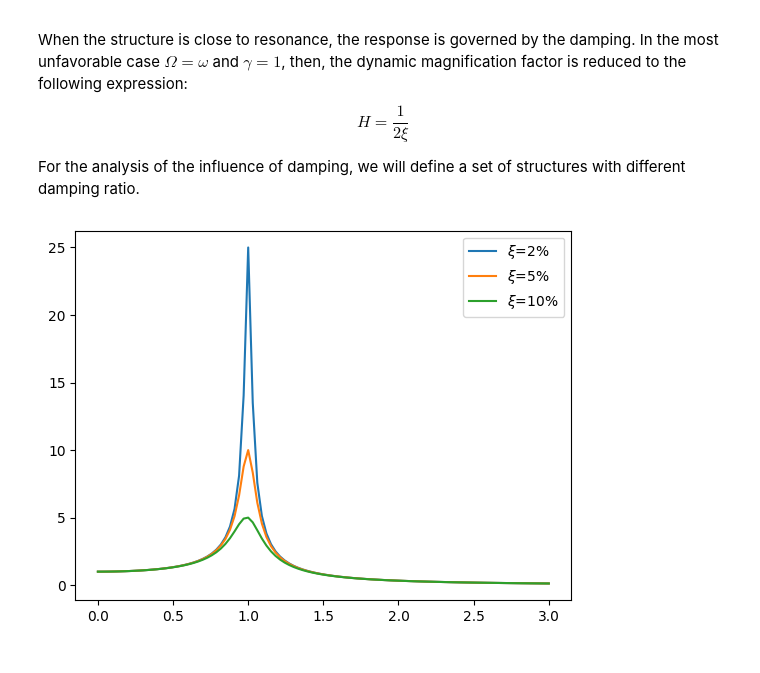
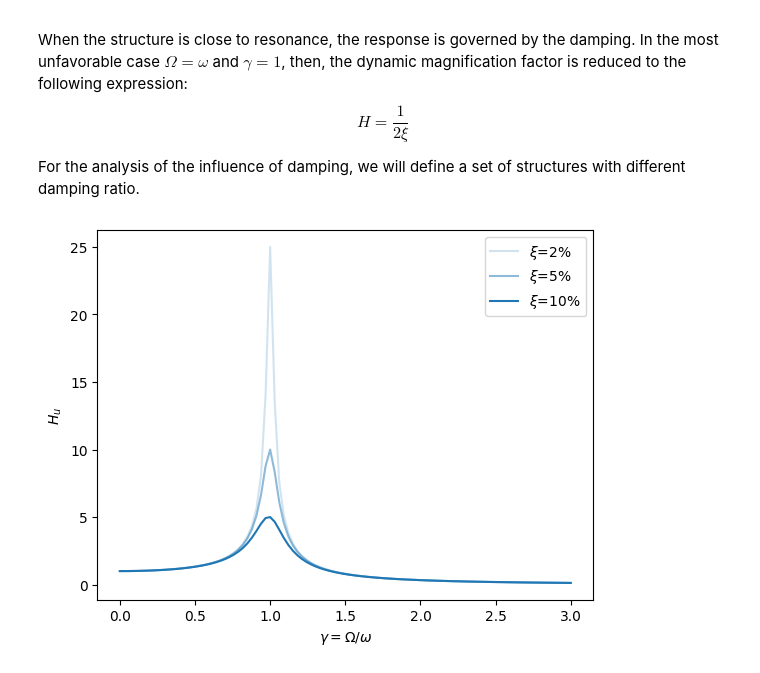
Before and after one commit to miguelmaso/dynamics, a Jupyter notebook: ipython/3_frequency_sweep.ipynb, the cells around one changed output. Saved outputs shown, nothing was run; the diff lists cells and outputs as text; code cells hidden in the pictures.

```diff
--- a/ipython/3_frequency_sweep.ipynb
+++ b/ipython/3_frequency_sweep.ipynb
@@ -53,13 +56,15 @@ For the analysis of the influence of damping, we will define a set of structures
 # %%
 dampings = [0.02, 0.05, 0.1]
 for damping in dampings:
     response = DynamicMagnification(forcing_frequencies, damping)
-    plt.plot(unit_frequencies,response,label=fr'$\xi$={damping:.0%}')
+    plt.plot(unit_frequencies,response,label=fr'$\xi$={damping:.0%}',color='tab:blue',alpha=10*damping)
     # note about the label format:
-    # the 'f' leading character allows the replacement of variables inside the string
-    # the 'r' character is allowing the special character '\' and thus, writing greek letters
-    # the sequence '.0%' after the semicolon is telling gow to print (0 decimal places, percent format)
+    # the 'f' leading character allows the replacement of variables inside the string enclosed by curly braces {}
+    # the 'r' character is allowing the special character '\' and thus, writing greek letters insde latex environment $...$
+    # the sequence '.0%' after the colon is telling how to print: 0 decimal places, percentage format
 plt.legend()
+plt.xlabel('$\gamma=\Omega/\omega$')
+plt.ylabel('$H_u$')
 plt.show()
 # %% [output]
-[figure, old version]
+[figure, new version]
```
Also changed, not shown: parts of 2 cells of this notebook.
